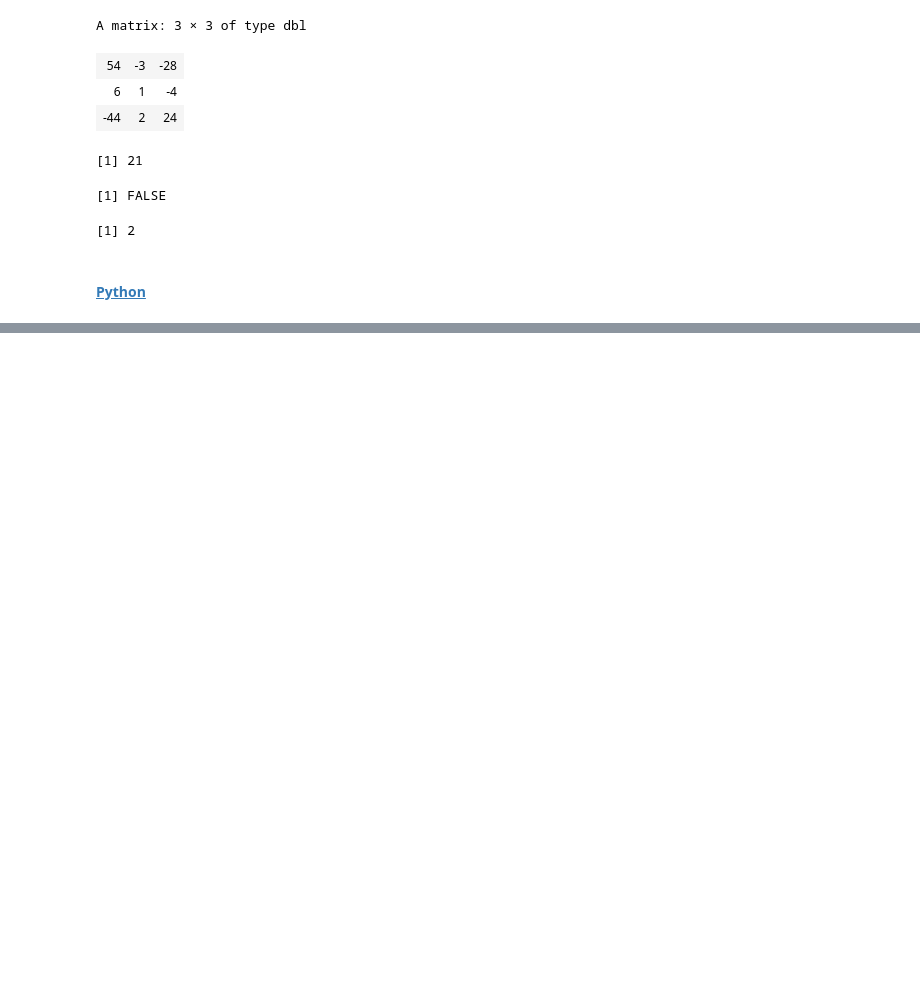
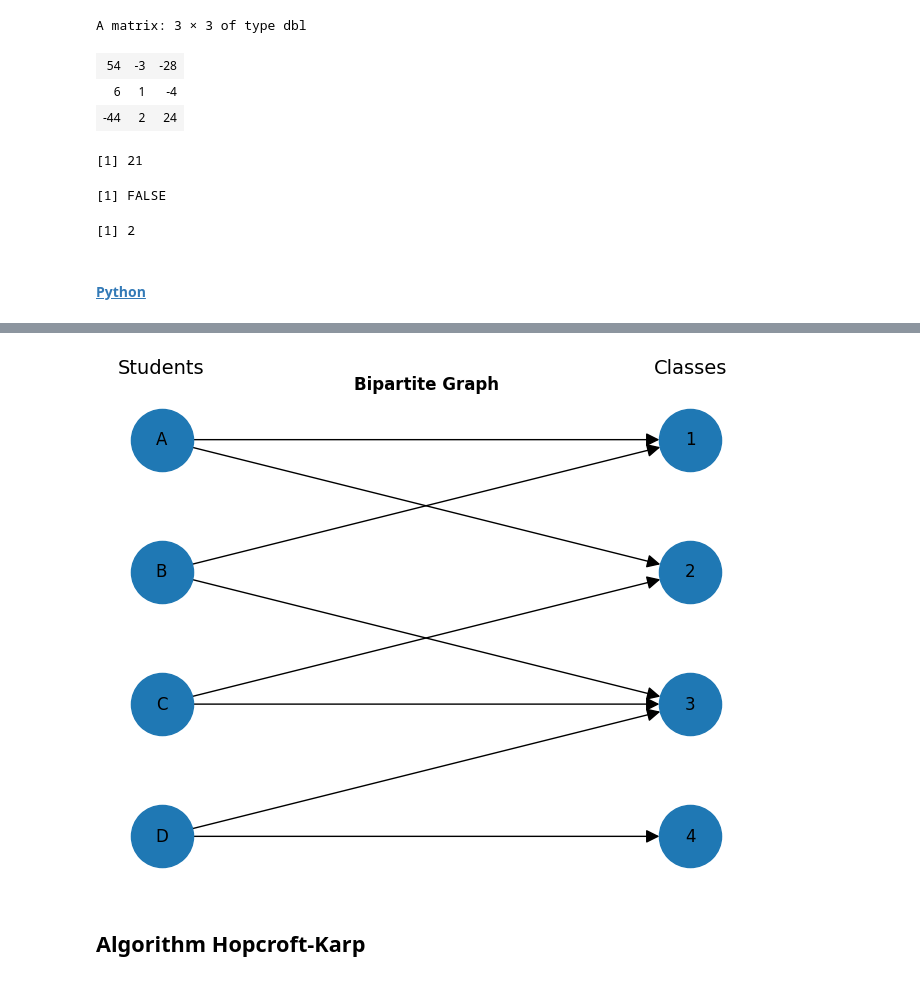
Before and after one commit to sakti38/A1, a Jupyter notebook: Advanced_Vector_Matriks_Code.ipynb, the cells around one changed output, grey strips where cells are left out. Cells and saved outputs as stored; diff of their text form; code cells hidden in the pictures; blank space fills up the shorter version.

```diff
--- a/Advanced_Vector_Matriks_Code.ipynb
+++ b/Advanced_Vector_Matriks_Code.ipynb
@@ -6219,0 +6946,25 @@ qr(A)$rank
+# %%
+# Posisi node
+pos = {}
+
+students = list(preferences.keys())
+# Mengurutkan kelas agar posisi mereka konsisten di plot
+classes = sorted(set(sum(preferences.values(), [])))
+
+for i, student in enumerate(students):
+    pos[student] = (0, -i)
+for i, class_ in enumerate(classes):
+    pos[class_] = (1, -i)
+
+# Plot
+nx.draw(G, pos, with_labels=True, node_size=2000, arrows=True, arrowstyle="-|>", arrowsize=20)
+# Label bagian kiri dan kanan
+plt.text(0, 0.5, "Students", ha="center", fontsize=14)
+plt.text(1, 0.5, "Classes", ha="center", fontsize=14)
+plt.title("Bipartite Graph", fontweight="bold")
+plt.axis("off")
+plt.show()
+# %% [output]
+[figure, added]
+# %% [markdown]
+## **Algorithm Hopcroft-Karp**
```
Also changed, not shown: parts of 55 cells of this notebook.
